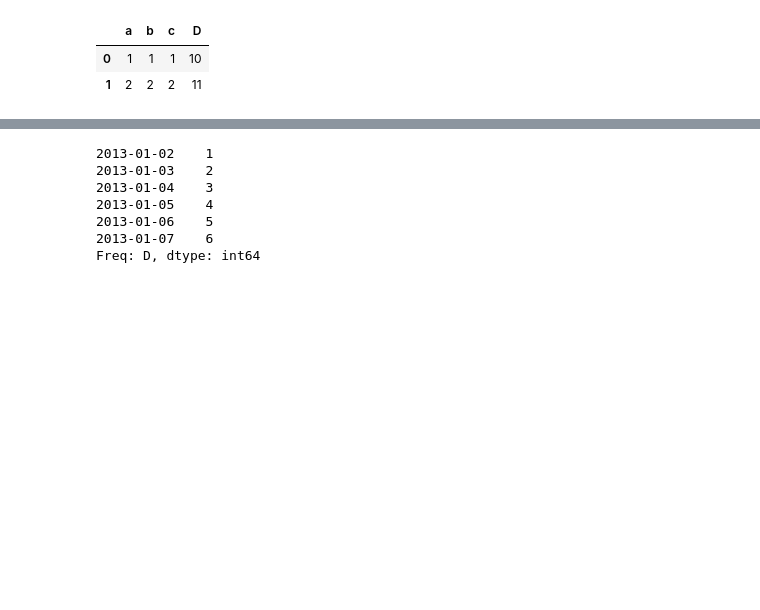
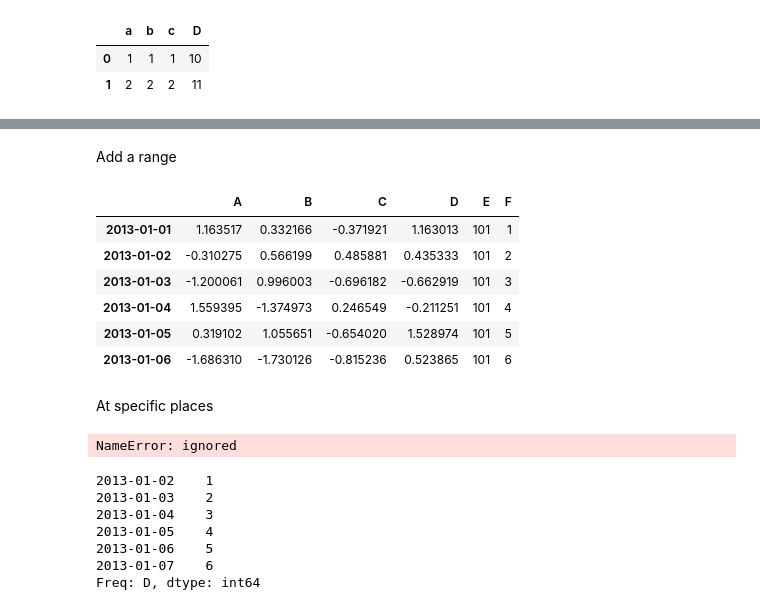
Before and after one commit to MarkHallett/-CoLab, a Jupyter notebook: Pandas.ipynb, the cells around one changed output, grey strips where cells are left out. Drawn from its saved outputs; the diff is of its cells as text; code cells hidden in the pictures; blank space fills up the shorter version.

```diff
--- a/Pandas.ipynb
+++ b/Pandas.ipynb
@@ -112,0 +253,3 @@ df
+# %%
+df['E'] = 101
+df
@@ -113,3 +264,22 @@ df
+# %% [markdown]
+Add a range
+# %%
+df['F'] = range(1,7)
+df
+# %% [output]
+|  | A | B | C | D | E | F |
+| 2013-01-01 | 1.163517 | 0.332166 | -0.371921 | 1.163013 | 101 | 1 |
+| 2013-01-02 | -0.310275 | 0.566199 | 0.485881 | 0.435333 | 101 | 2 |
+| 2013-01-03 | -1.200061 | 0.996003 | -0.696182 | -0.662919 | 101 | 3 |
+| 2013-01-04 | 1.559395 | -1.374973 | 0.246549 | -0.211251 | 101 | 4 |
+| 2013-01-05 | 0.319102 | 1.055651 | -0.654020 | 1.528974 | 101 | 5 |
+| 2013-01-06 | -1.686310 | -1.730126 | -0.815236 | 0.523865 | 101 | 6 |
+# %% [markdown]
+At specific places
+# %%
+df1
+# %% [output]
+NameError: ignored
 # %%
 s1 = pd.Series([1,2,3,4,5,6], index=pd.date_range('20130102', periods=6))
 s1
```
Also changed, not shown: parts of 56 cells of this notebook.
